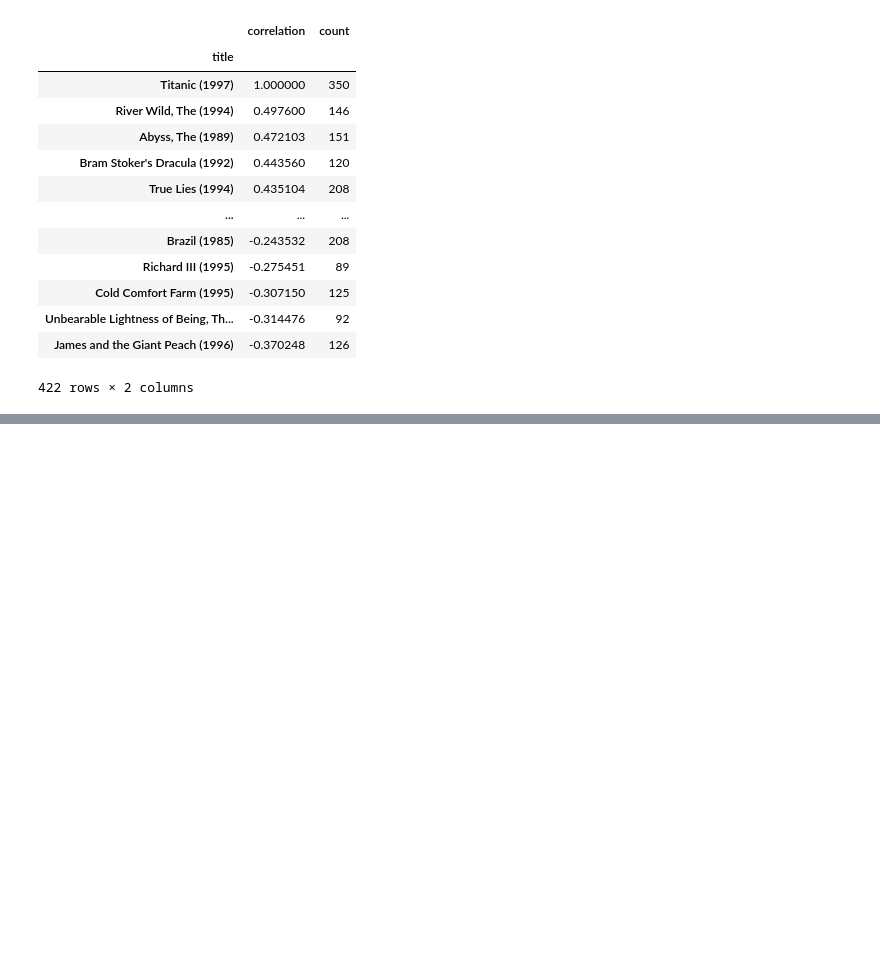
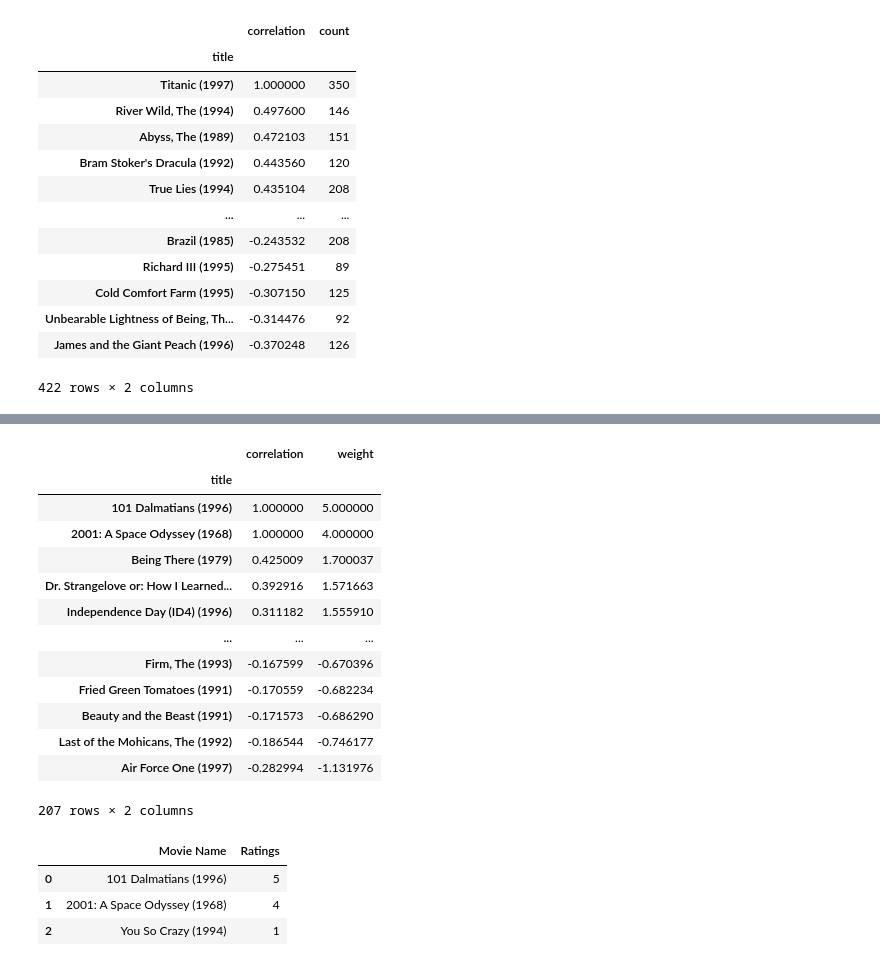
Before and after one commit to jujaehong/my_study, a Jupyter notebook: Movie_Recommender_System.ipynb, the cells around one changed output, grey strips where cells are left out. Cells and saved outputs as stored; diff of their text form; code cells hidden in the pictures; blank space fills up the shorter version.

```diff
--- a/Movie_Recommender_System.ipynb
+++ b/Movie_Recommender_System.ipynb
@@ -332,0 +500,19 @@ corr_titanic.loc[corr_titanic['count']>=80, ].sort_values('correlation', axis =
+# %%
+similar_movie_list.sort_values('weight', ascending=False, inplace=True)
+# %%
+similar_movie_list
+# %% [output]
+|  | correlation | weight |
+| title |  |  |
+| 101 Dalmatians (1996) | 1.000000 | 5.000000 |
+| 2001: A Space Odyssey (1968) | 1.000000 | 4.000000 |
+| Being There (1979) | 0.425009 | 1.700037 |
+| Dr. Strangelove or: How I Learned... | 0.392916 | 1.571663 |
+| Independence Day (ID4) (1996) | 0.311182 | 1.555910 |
+| ... | ... | ... |
+| Firm, The (1993) | -0.167599 | -0.670396 |
+| Fried Green Tomatoes (1991) | -0.170559 | -0.682234 |
+| Beauty and the Beast (1991) | -0.171573 | -0.686290 |
+| Last of the Mohicans, The (1992) | -0.186544 | -0.746177 |
+| Air Force One (1997) | -0.282994 | -1.131976 |
+207 rows × 2 columns
@@ -332,0 +521,7 @@ corr_titanic.loc[corr_titanic['count']>=80, ].sort_values('correlation', axis =
+# %%
+my_rating
+# %% [output]
+|  | Movie Name | Ratings |
+| 0 | 101 Dalmatians (1996) | 5 |
+| 1 | 2001: A Space Odyssey (1968) | 4 |
+| 2 | You So Crazy (1994) | 1 |
```
Also changed, not shown: parts of 37 cells of this notebook, 2 other files.
